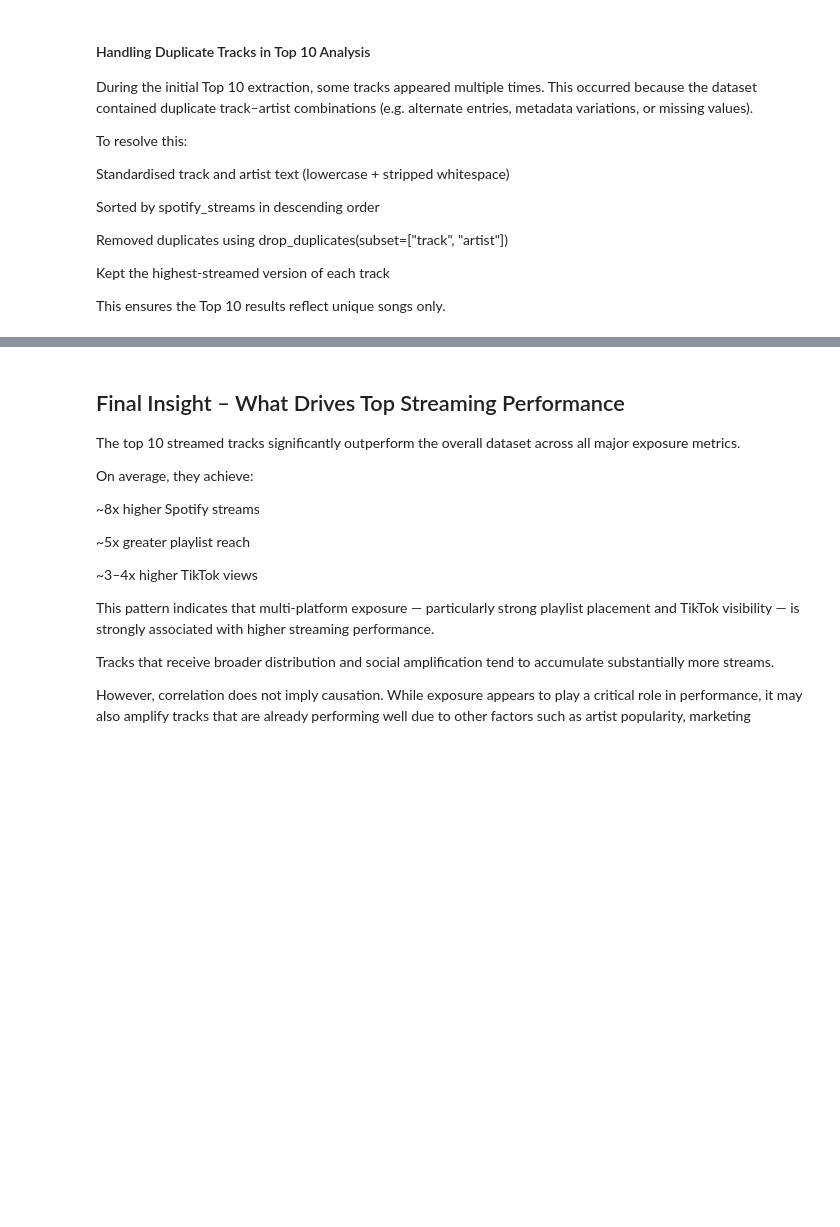
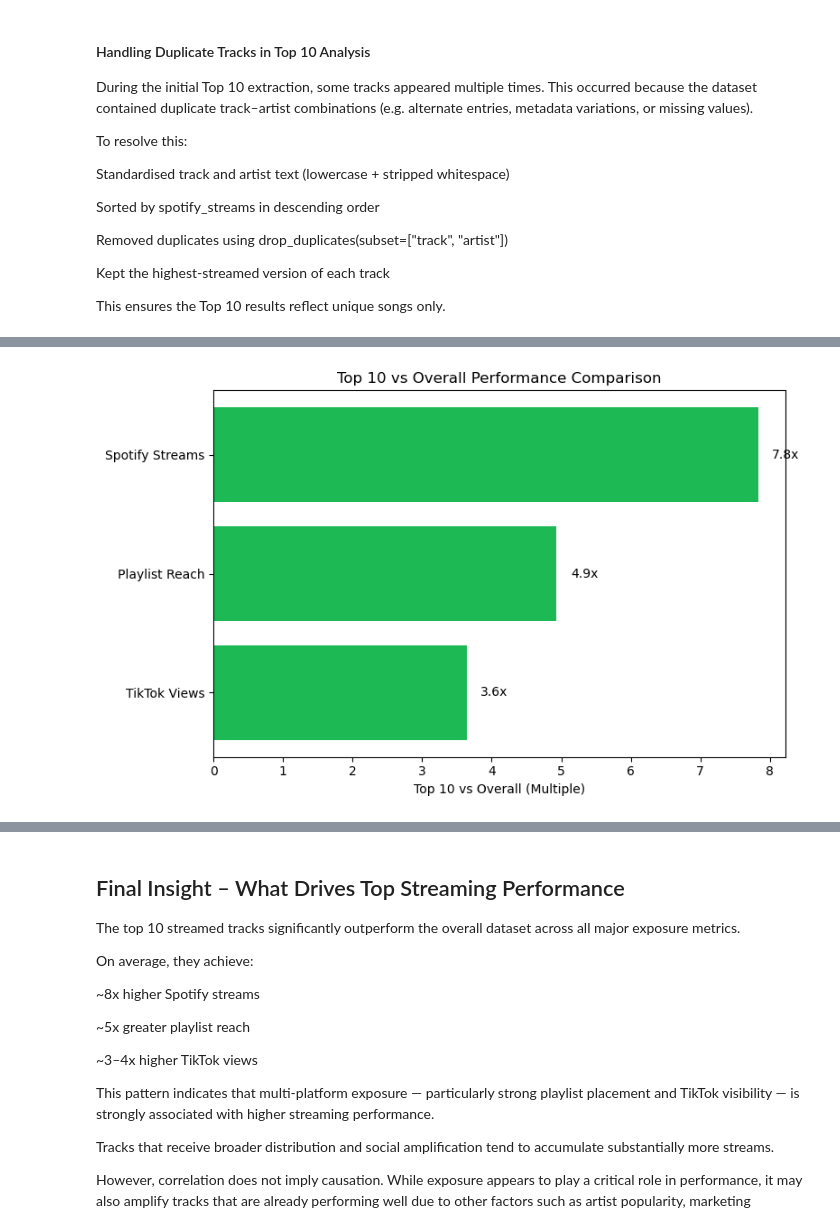
Before and after one commit to iliasprev/spotify-music-popularity-analysis, a Jupyter notebook: notebooks/02_spotify_eda.ipynb, the cells around one changed output, grey strips where cells are left out. Cells and saved outputs as stored; diff of their text form; code cells hidden in the pictures; blank space fills up the shorter version.

```diff
--- a/notebooks/02_spotify_eda.ipynb
+++ b/notebooks/02_spotify_eda.ipynb
@@ -318,0 +320,29 @@ comparison
+# %%
+import matplotlib.pyplot as plt
+import numpy as np
+
+# Calculate ratios
+streams_ratio = comparison["Top 10 Avg Streams"][0] / comparison["Overall Avg Streams"][0]
+playlist_ratio = comparison["Top 10 Avg Playlist Reach"][0] / comparison["Overall Avg Playlist Reach"][0]
+tiktok_ratio = comparison["Top 10 Avg TikTok Views"][0] / comparison["Overall Avg TikTok Views"][0]
+
+ratios = [streams_ratio, playlist_ratio, tiktok_ratio]
+labels = ["Spotify Streams", "Playlist Reach", "TikTok Views"]
+
+plt.figure(figsize=(8,5))
+
+bars = plt.barh(labels, ratios, color="#1DB954")
+
+plt.xlabel("Top 10 vs Overall (Multiple)")
+plt.title("Top 10 vs Overall Performance Comparison")
+
+plt.gca().invert_yaxis()
+
+# Add value labels
+for i, v in enumerate(ratios):
+    plt.text(v + 0.2, i, f"{v:.1f}x", va="center")
+
+plt.tight_layout()
+plt.show()
+# %% [output]
+[figure, added]
```
Also changed, not shown: parts of 11 cells of this notebook, 2 other files.
